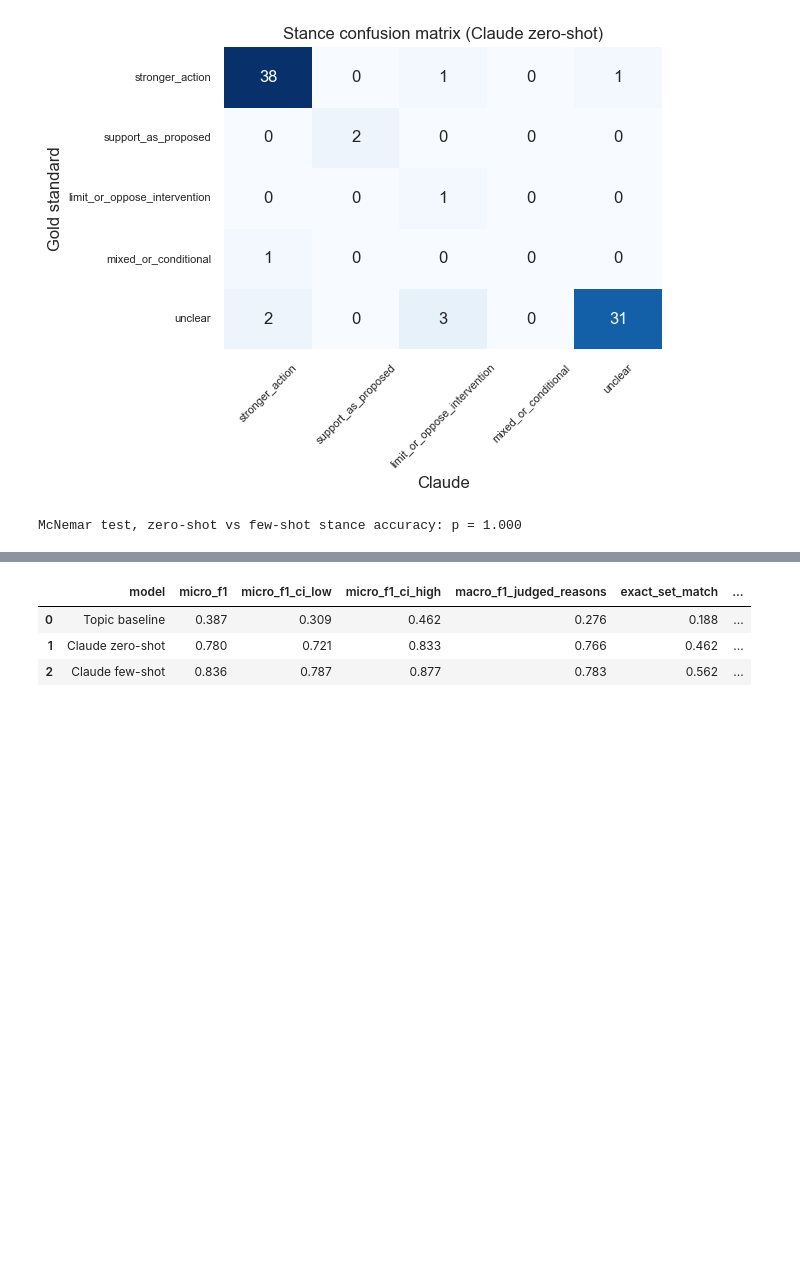
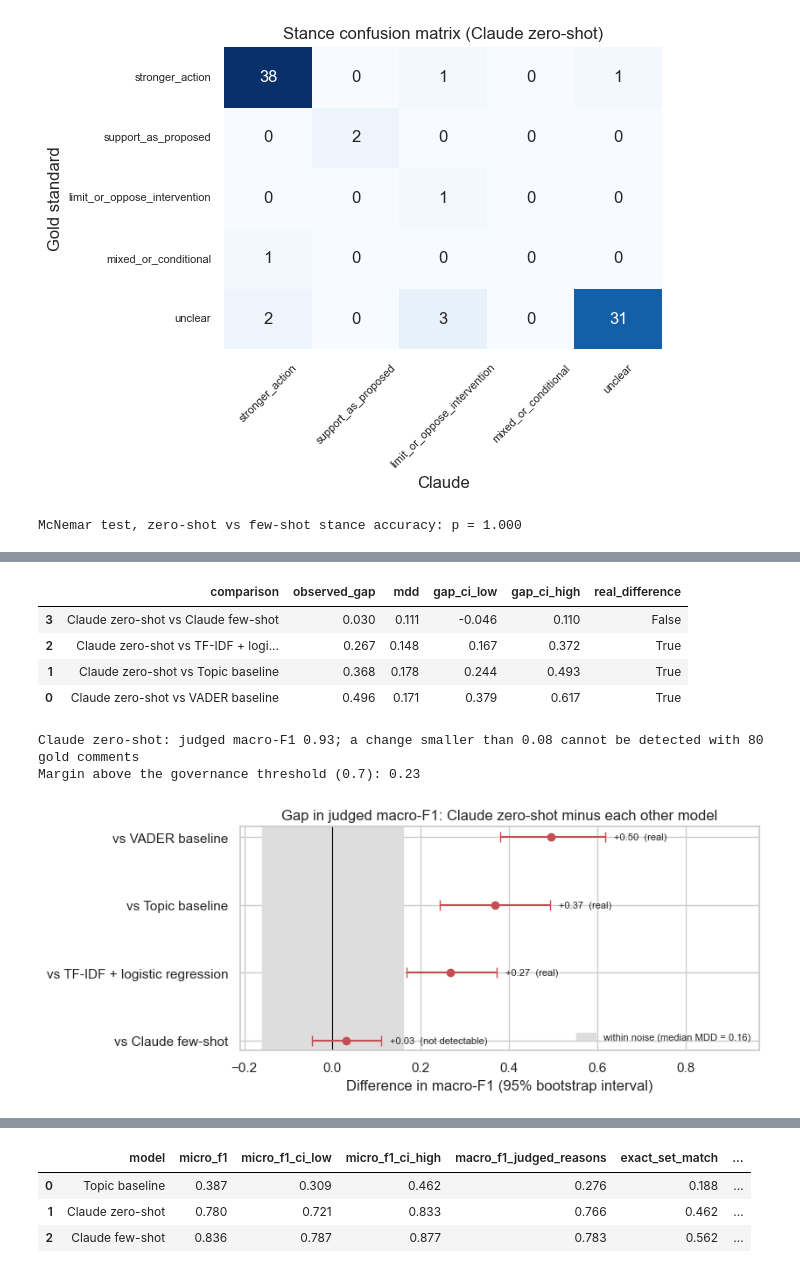
Before and after one commit to nanjalamayungu/ftc-pricing-comments-genai, a Jupyter notebook: ftc_genai_workflow.ipynb, the cells around one changed output, grey strips where cells are left out. Saved outputs shown, nothing was run; the diff lists cells and outputs as text; code cells hidden in the pictures; blank space fills up the shorter version.

```diff
--- a/ftc_genai_workflow.ipynb
+++ b/ftc_genai_workflow.ipynb
@@ -1716,0 +1818,68 @@ McNemar test, zero-shot vs few-shot stance accuracy: p = 1.000
+# %%
+# MINIMUM DETECTABLE DIFFERENCE: WHICH GAPS BETWEEN MODELS ARE REAL?
+# Compares the chosen Claude version with every other model on the same
+# gold comments, and checks whether each gap is bigger than the noise.
+
+if gold is None:
+    print("PENDING: needs the gold standard.")
+else:
+    Z_ALPHA, Z_POWER = 1.96, 0.84          # 5% two-sided significance, 80% power -> MDD = 2.8 x SE
+    best_pred = stance_preds[BEST]          # the chosen Claude version's stances
+
+    # 1. Paired bootstrap: resample the 80 comments, score BOTH models on the
+    # same resample, and record the difference in judged macro-F1
+    rng = np.random.default_rng(SEED)
+    idx = [rng.integers(0, len(y), len(y)) for _ in range(N_BOOT)]      # the same resamples for every comparison
+    rows = []
+    for name, pred in stance_preds.items():
+        if name == BEST:
+            continue
+        diffs = np.array([macro_f1(y[i], best_pred[i], labels=JUDGED_STANCES) - macro_f1(y[i], pred[i], labels=JUDGED_STANCES)
+                          for i in idx])
+        observed = macro_f1(y, best_pred, labels=JUDGED_STANCES) - macro_f1(y, pred, labels=JUDGED_STANCES)
+        se = diffs.std(ddof=1)                                           # standard error of the difference
+        lo, hi = np.percentile(diffs, [2.5, 97.5])                       # 95% interval of the difference
+        rows.append({"comparison": f"{BEST} vs {name}", "observed_gap": observed, "mdd": (Z_ALPHA + Z_POWER) * se,
+                     "gap_ci_low": lo, "gap_ci_high": hi,
+                     "real_difference": abs(observed) > (Z_ALPHA + Z_POWER) * se and (lo > 0 or hi < 0)})
+    mdd_tab = pd.DataFrame(rows).sort_values("observed_gap")
+    display(mdd_tab.round(3))
+
+    # 2. MDD for a single score: how precisely is Claude's own F1 measured?
+    single = np.array([macro_f1(y[i], best_pred[i], labels=JUDGED_STANCES) for i in idx])
+    mdd_single = (Z_ALPHA + Z_POWER) * single.std(ddof=1)
+    print(f"{BEST}: judged macro-F1 {macro_f1(y, best_pred, labels=JUDGED_STANCES):.2f}; "
+          f"a change smaller than {mdd_single:.2f} cannot be detected with {len(y)} gold comments")
+    print(f"Margin above the governance threshold ({THRESHOLDS['min_stance_macro_f1']}): "
+          f"{macro_f1(y, best_pred, labels=JUDGED_STANCES) - THRESHOLDS['min_stance_macro_f1']:.2f}")
+    assert (mdd_tab["mdd"] > 0).all(), "MDD must be positive"
+
+    # 3. Chart: each gap with its 95% interval; the shaded band is +/- the
+    # typical MDD. Gaps outside the band (and with intervals away from 0) are real.
+    t = mdd_tab.reset_index(drop=True)
+    fig, ax = plt.subplots(figsize=(8.5, 3.6))
+    band = t["mdd"].median()
+    ax.axvspan(-band, band, color="#DDDDDD", label=f"within noise (median MDD = {band:.2f})")
+    ax.axvline(0, color="black", lw=0.8)
+    ax.errorbar(t["observed_gap"], t.index,
+                xerr=[(t["observed_gap"] - t["gap_ci_low"]).clip(lower=0), (t["gap_ci_high"] - t["observed_gap"]).clip(lower=0)],
+                fmt="o", color="#C44E52", capsize=4)
+    for i, r in t.iterrows():
+        ax.text(r["gap_ci_high"] + 0.02, i, f"{r['observed_gap']:+.2f}  ({'real' if r['real_difference'] else 'not detectable'})",
+                va="center", fontsize=8)
+    ax.set_yticks(t.index, [c.replace(f"{BEST} vs ", "vs ") for c in t["comparison"]])
+    ax.set(title=f"Gap in judged macro-F1: {BEST} minus each other model", xlabel="Difference in macro-F1 (95% bootstrap interval)",
+           xlim=(min(-band, t["gap_ci_low"].min()) - 0.05, t["gap_ci_high"].max() + 0.35))
+    ax.legend(loc="lower right", fontsize=8, frameon=False)
+    plt.tight_layout()
+    plt.savefig(FIG / "minimum_detectable_difference.png", dpi=150, bbox_inches="tight")
+    plt.show()
+# %% [output]
+|  | comparison | observed_gap | mdd | gap_ci_low | gap_ci_high | real_difference |
+| 3 | Claude zero-shot vs Claude few-shot | 0.030 | 0.111 | -0.046 | 0.110 | False |
+| 2 | Claude zero-shot vs TF-IDF + logi... | 0.267 | 0.148 | 0.167 | 0.372 | True |
+| 1 | Claude zero-shot vs Topic baseline | 0.368 | 0.178 | 0.244 | 0.493 | True |
+| 0 | Claude zero-shot vs VADER baseline | 0.496 | 0.171 | 0.379 | 0.617 | True |
+Claude zero-shot: judged macro-F1 0.93; a change smaller than 0.08 cannot be detected with 80 gold comments
+Margin above the governance threshold (0.7): 0.23
+[figure, added]
```
Also changed, not shown: parts of 75 cells of this notebook, 15 other files.
